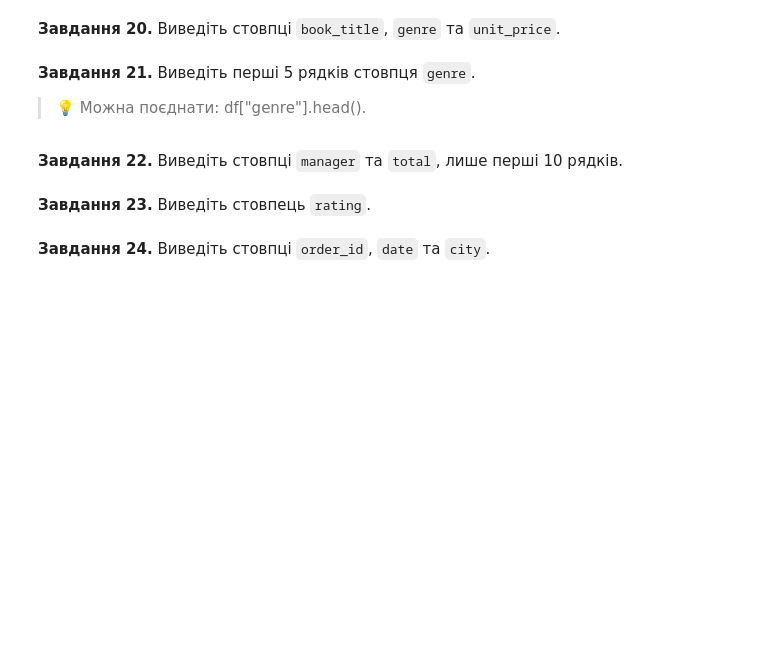
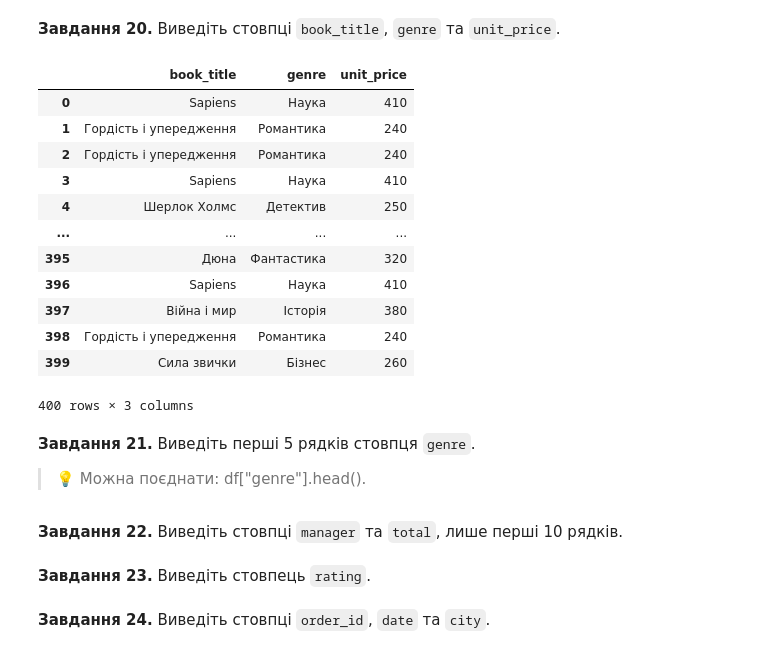
Before and after one commit to Wilson1994/DTA-2026, a Jupyter notebook: homework/pandas_practice_120.ipynb, the cells around one changed output. Saved outputs shown, nothing was run; the diff lists cells and outputs as text; code cells hidden in the pictures; blank space fills up the shorter version.

```diff
--- a/homework/pandas_practice_120.ipynb
+++ b/homework/pandas_practice_120.ipynb
@@ -278,6 +368,22 @@ df.head(7)
 **Завдання 20.** Виведіть стовпці `book_title`, `genre` та `unit_price`.
 # %%
 # Завдання 20:
+
+df[["book_title", "genre", "unit_price"]]
+# %% [output]
+|  | book_title | genre | unit_price |
+| 0 | Sapiens | Наука | 410 |
+| 1 | Гордість і упередження | Романтика | 240 |
+| 2 | Гордість і упередження | Романтика | 240 |
+| 3 | Sapiens | Наука | 410 |
+| 4 | Шерлок Холмс | Детектив | 250 |
+| ... | ... | ... | ... |
+| 395 | Дюна | Фантастика | 320 |
+| 396 | Sapiens | Наука | 410 |
+| 397 | Війна і мир | Історія | 380 |
+| 398 | Гордість і упередження | Романтика | 240 |
+| 399 | Сила звички | Бізнес | 260 |
+400 rows × 3 columns
 # %% [markdown]
 **Завдання 21.** Виведіть перші 5 рядків стовпця `genre`.
 
```
Also changed, not shown: parts of 8 cells of this notebook.
